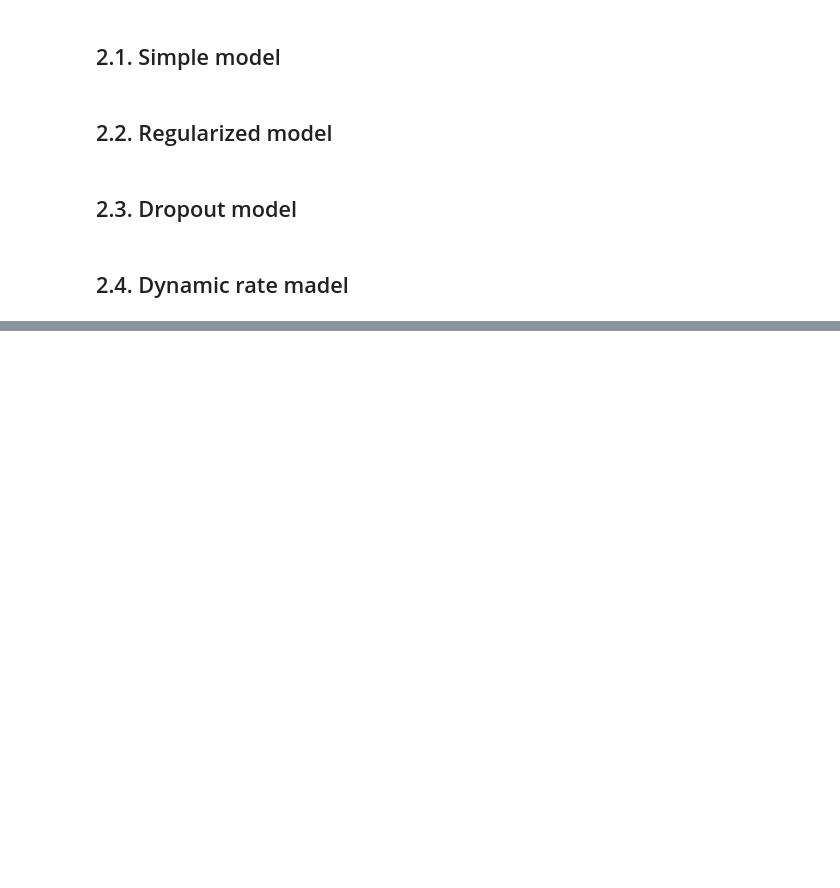
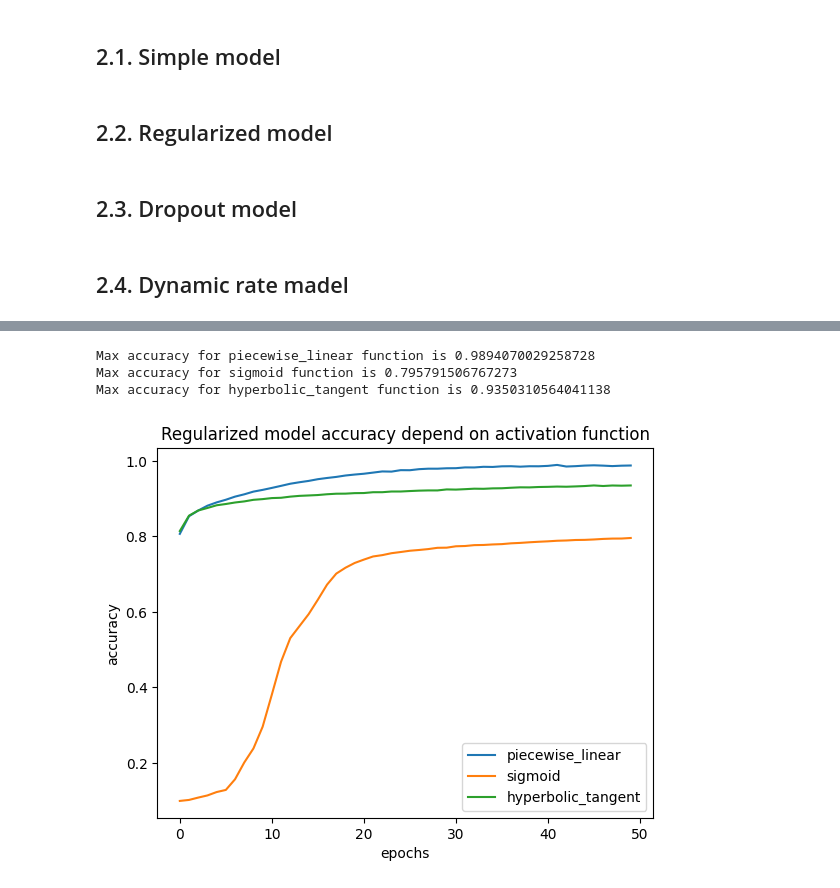
Before and after one commit to IgorChaikin/MO, a Jupyter notebook: LR2/neural_network.ipynb, the cells around one changed output, grey strips where cells are left out. Cells and saved outputs as stored; diff of their text form; code cells hidden in the pictures; blank space fills up the shorter version.

```diff
--- a/LR2/neural_network.ipynb
+++ b/LR2/neural_network.ipynb
@@ -346,0 +362,2 @@ Epoch 50/50
+# %%
+regularized_model, histories = validate_with_functions(get_regularized_model_by_func_name)
@@ -346,0 +382,7 @@ Epoch 50/50
+# %%
+show_activation_funcs_plot('Regularized model accuracy depend on activation function', histories)
+# %% [output]
+Max accuracy for piecewise_linear function is 0.9894070029258728
+Max accuracy for sigmoid function is 0.795791506767273
+Max accuracy for hyperbolic_tangent function is 0.9350310564041138
+[figure, added]
```
Also changed, not shown: parts of 20 cells of this notebook, 1 other file.
